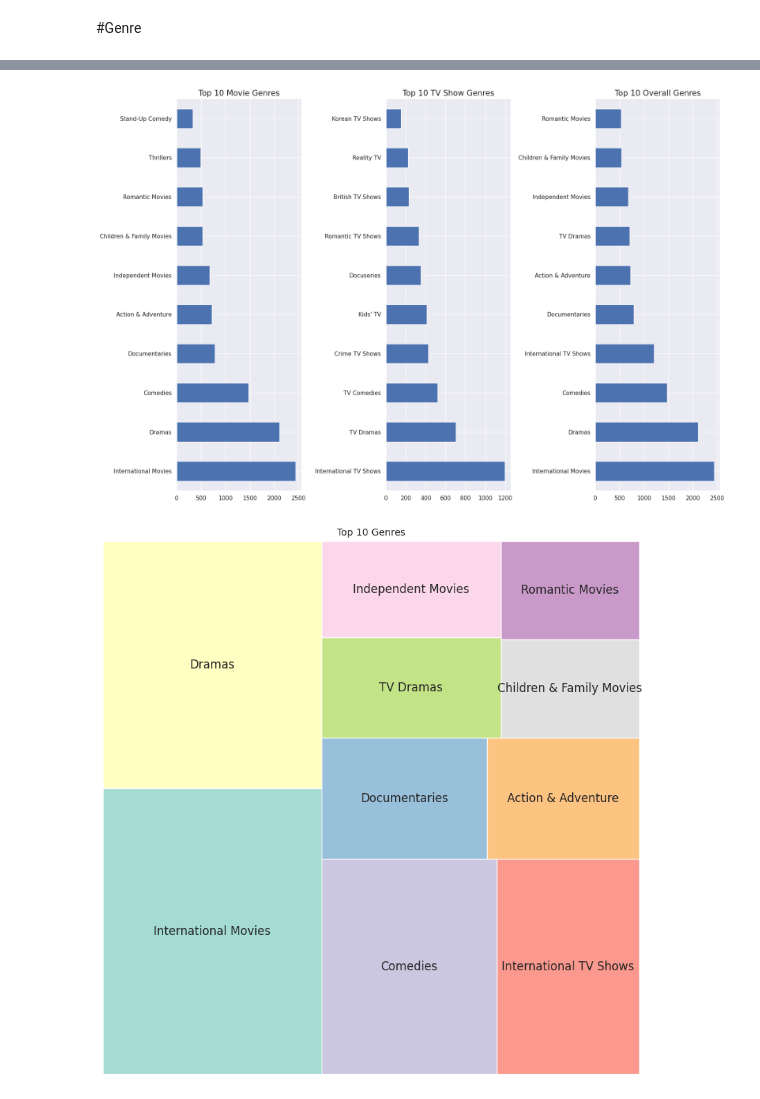
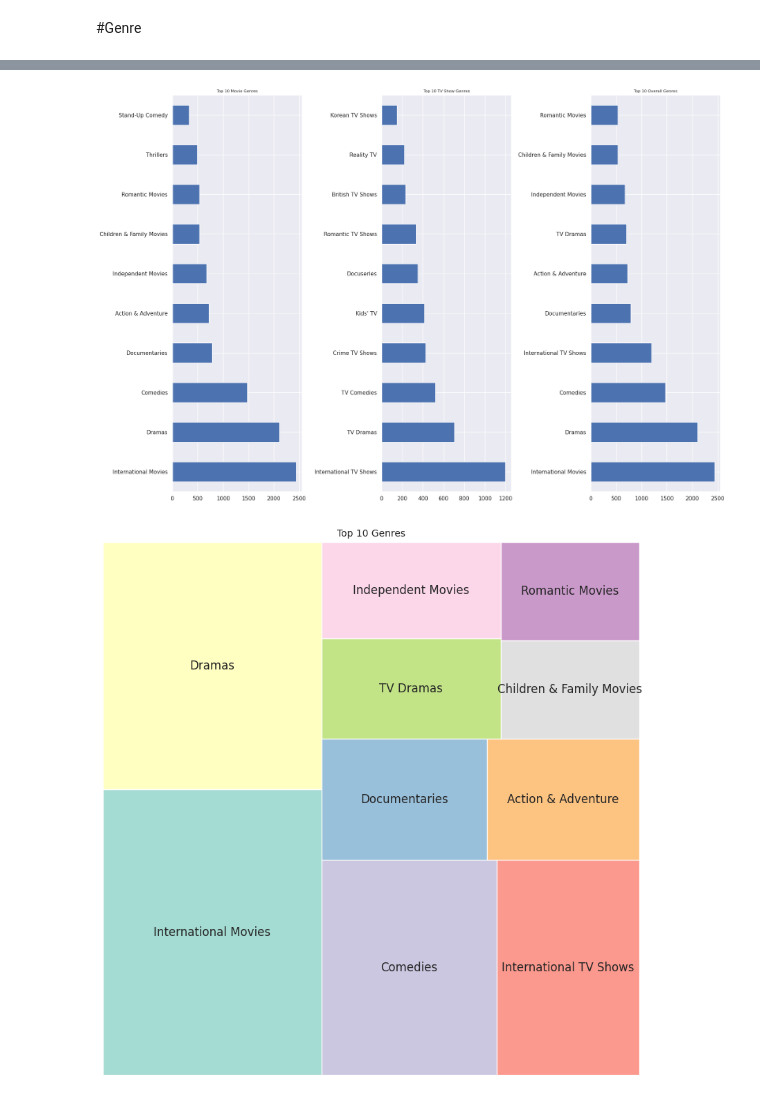
Before and after one commit to subhashsomarouthu/Netflix-Movies-and-TV-Shows-Clustering, a Jupyter notebook: Netflix_Movies_and_TV_Shows_Clustering.ipynb, the cells around one changed output, grey strips where cells are left out. Cells and saved outputs as stored; diff of their text form; code cells hidden in the pictures.

```diff
--- a/Netflix_Movies_and_TV_Shows_Clustering.ipynb
+++ b/Netflix_Movies_and_TV_Shows_Clustering.ipynb
@@ -802,30 +803,30 @@ Requirement already satisfied: squarify in /usr/local/lib/python3.10/dist-packag
 # %%
 # Chart - 10 visualization code
 
 fig, ax = plt.subplots(1, 3, figsize=(18, 12))
 
 # Top 10 Genres for Movies
 top_movie_genres = df_copy[df_copy['type'] == 'Movie']['listed_in'].str.split(', ', expand=True).stack()
 top10_movie_genres = top_movie_genres.value_counts().head(10)
 top10_movie_genres_plot = top10_movie_genres.plot(kind='barh', ax=ax[0])
-top10_movie_genres_plot.set_title('Top 10 Movie Genres', size=15)
+top10_movie_genres_plot.set_title('Top 10 Movie Genres', size=8)
 
 # Top 10 Genres for TV Shows
 top_tv_genres = df_copy[df_copy['type'] == 'TV Show']['listed_in'].str.split(', ', expand=True).stack()
 top10_tv_genres = top_tv_genres.value_counts().head(10)
 top10_tv_genres_plot = top10_tv_genres.plot(kind='barh', ax=ax[1])
-top10_tv_genres_plot.set_title('Top 10 TV Show Genres', size=15)
+top10_tv_genres_plot.set_title('Top 10 TV Show Genres', size=8)
 
 # Top 10 Overall Genres
 top_genres = df_copy['listed_in'].str.split(', ', expand=True).stack()
 top10_genres = top_genres.value_counts().head(10)
 top10_genres_plot = top10_genres.plot(kind='barh', ax=ax[2])
-top10_genres_plot.set_title('Top 10 Overall Genres', size=15)
+top10_genres_plot.set_title('Top 10 Overall Genres', size=8)
 
-plt.tight_layout(pad=1.2, rect=[0, 0, 0.95, 0.95])
+plt.tight_layout()
 plt.show()
 # %% [output]
-[figure, old version]
+[figure, new version]
 # %%
 import squarify
 
```
Also changed, not shown: parts of 10 cells of this notebook.
